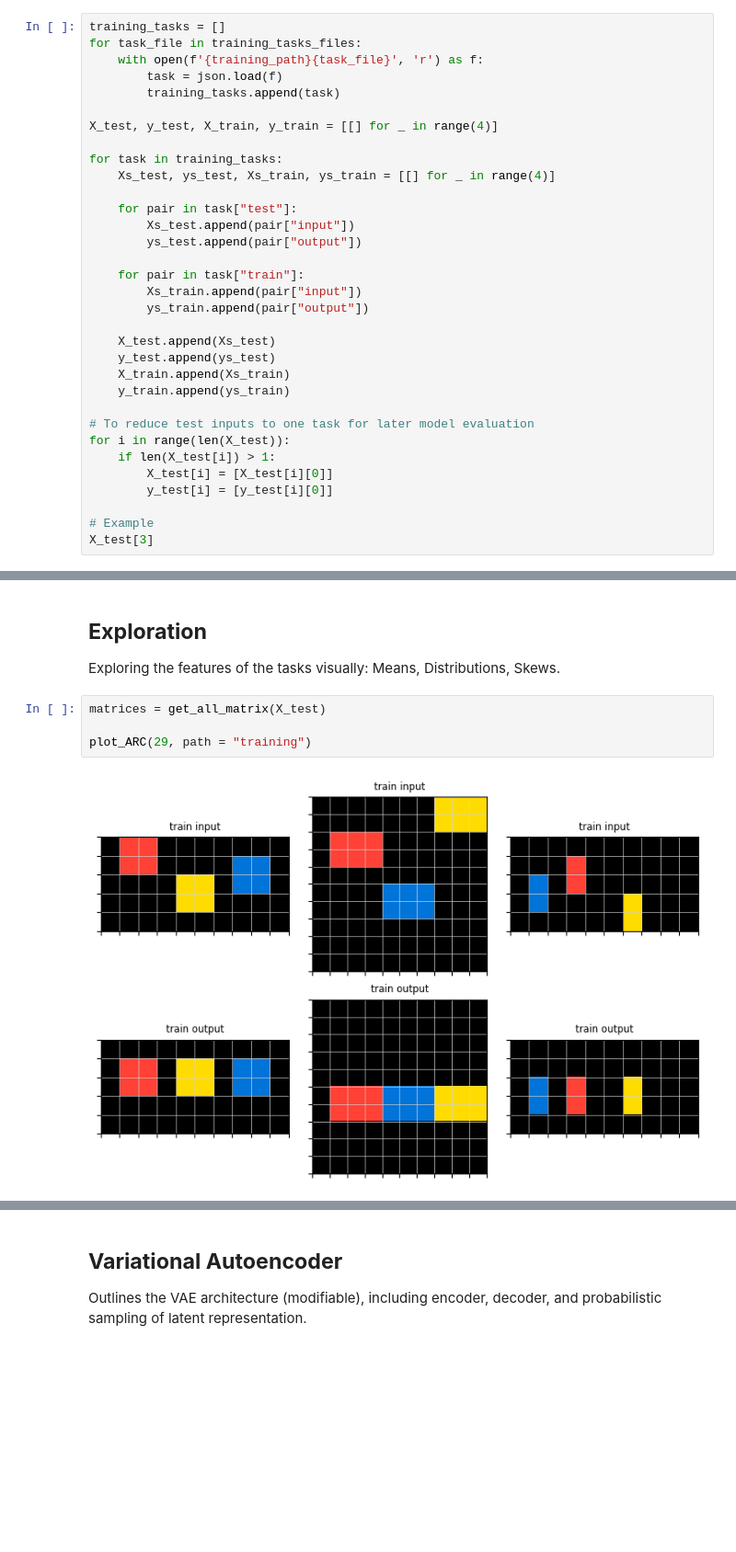
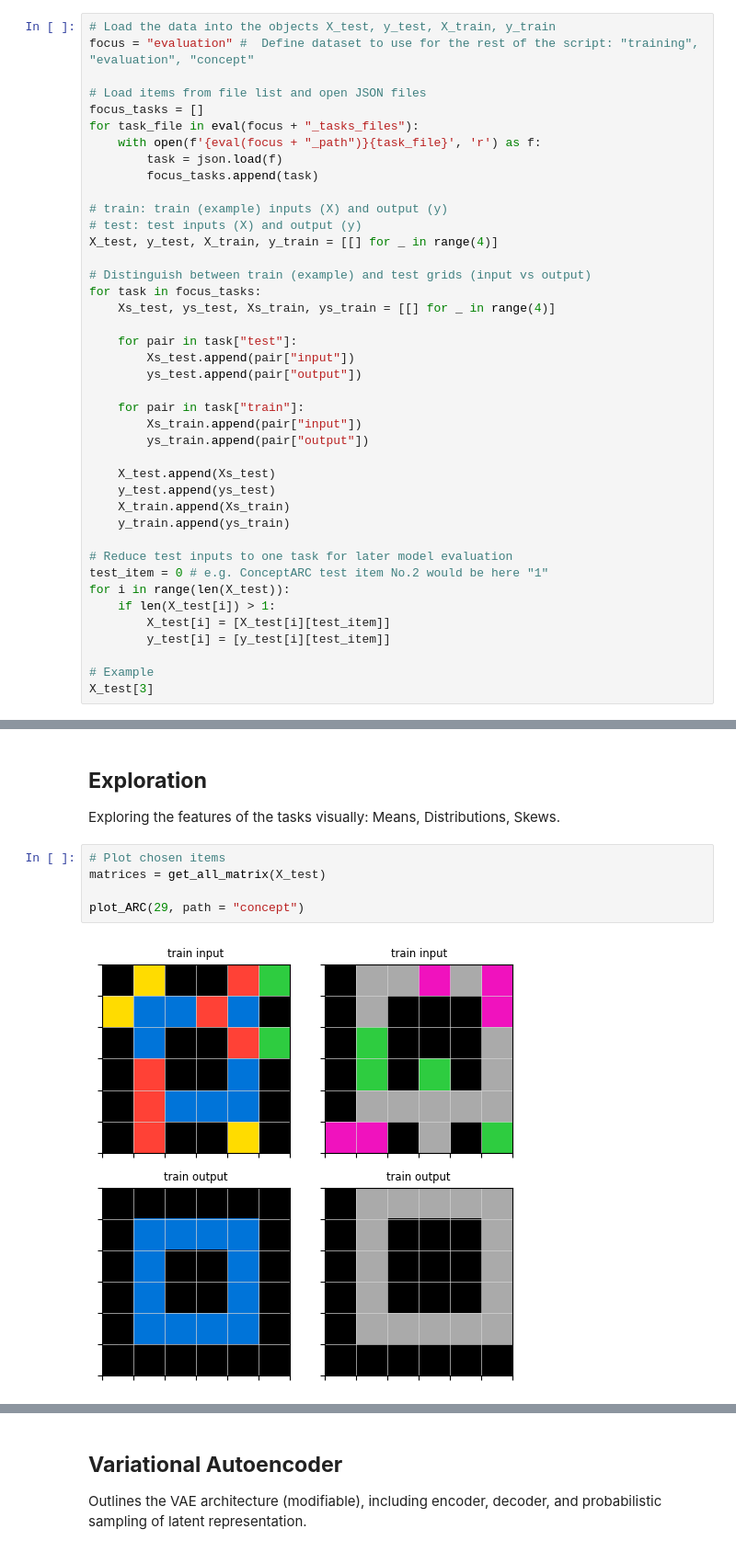
Before and after one commit to foger3/ARC_DeepLearning, a Jupyter notebook: model/Visual_Analogy_Solving_ARC.ipynb, the cells around one changed output, grey strips where cells are left out. Shown at 92% size. Saved outputs shown, nothing was run; the diff lists cells and outputs as text; blank space fills up the shorter version.

```diff
--- a/model/Visual_Analogy_Solving_ARC.ipynb
+++ b/model/Visual_Analogy_Solving_ARC.ipynb
@@ -377,15 +426,22 @@ training_tasks_files = sorted(os.listdir(training_path))
 evaluation_tasks_files = sorted(os.listdir(evaluation_path))
 concept_tasks_files = sorted(os.listdir(concept_path))
 # %%
-training_tasks = []
-for task_file in training_tasks_files:
-    with open(f'{training_path}{task_file}', 'r') as f:
+# Load the data into the objects X_test, y_test, X_train, y_train
+focus = "evaluation" #  Define dataset to use for the rest of the script: "training", "evaluation", "concept"
+
+# Load items from file list and open JSON files
+focus_tasks = []
+for task_file in eval(focus + "_tasks_files"):
+    with open(f'{eval(focus + "_path")}{task_file}', 'r') as f:
         task = json.load(f)
-        training_tasks.append(task)
+        focus_tasks.append(task)
 
+# train: train (example) inputs (X) and output (y)
+# test: test inputs (X) and output (y)
 X_test, y_test, X_train, y_train = [[] for _ in range(4)]
 
-for task in training_tasks:
+# Distinguish between train (example) and test grids (input vs output)
+for task in focus_tasks:
     Xs_test, ys_test, Xs_train, ys_train = [[] for _ in range(4)]
 
     for pair in task["test"]:
@@ -401,11 +457,12 @@ for task in training_tasks:
     X_train.append(Xs_train)
     y_train.append(ys_train)
 
-# To reduce test inputs to one task for later model evaluation
+# Reduce test inputs to one task for later model evaluation
+test_item = 0 # e.g. ConceptARC test item No.2 would be here "1"
 for i in range(len(X_test)):
     if len(X_test[i]) > 1:
-        X_test[i] = [X_test[i][0]]
-        y_test[i] = [y_test[i][0]]
+        X_test[i] = [X_test[i][test_item]]
+        y_test[i] = [y_test[i][test_item]]
 
 # Example
 X_test[3]
@@ -457,8 +482,9 @@ for i in range(len(X_test_e)):
 
 Exploring the features of the tasks visually: Means, Distributions, Skews.
 # %%
+# Plot chosen items
 matrices = get_all_matrix(X_test)
 
-plot_ARC(29, path = "training")
+plot_ARC(29, path = "concept")
 # %% [output]
-[figure, old version]
+[figure, new version]
```
Also changed, not shown: parts of 38 cells of this notebook.
